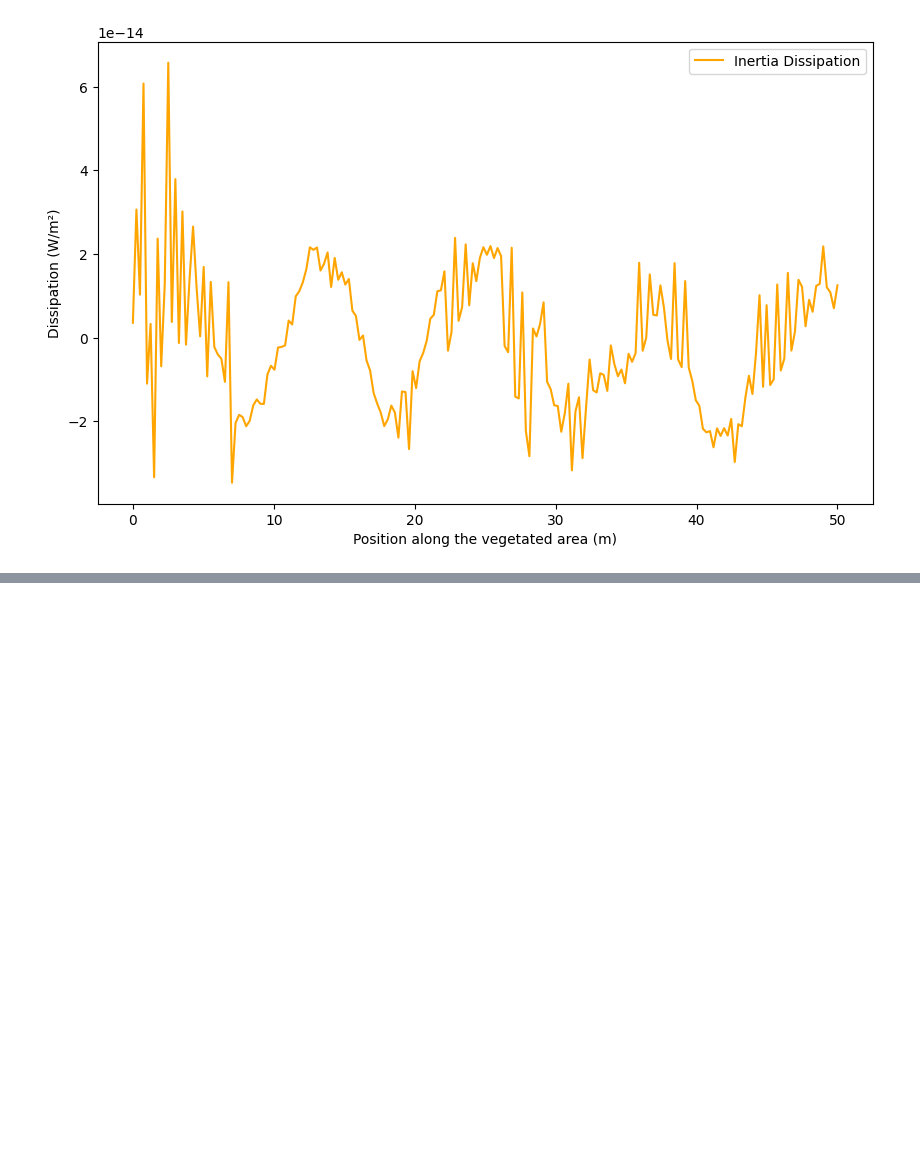
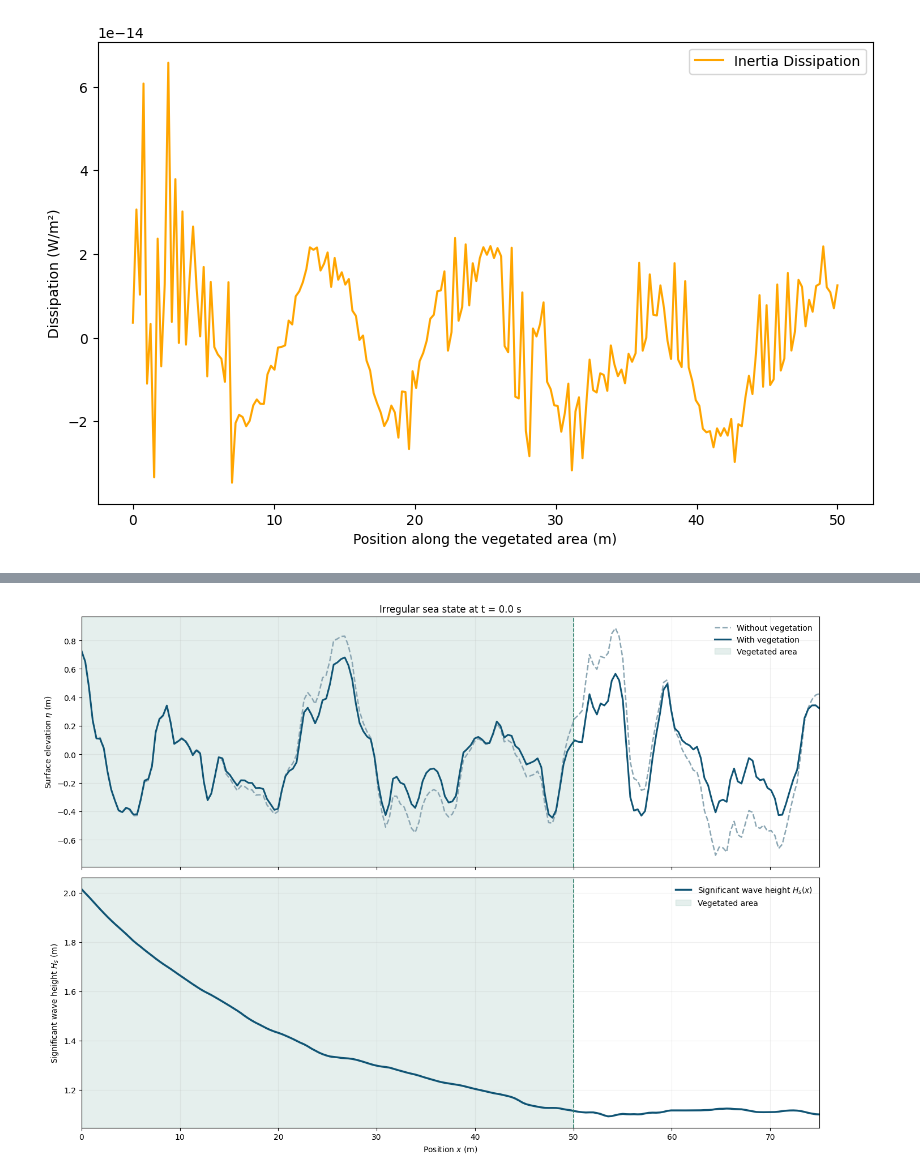
Before and after one commit to maxime-becuwe/website, a Jupyter notebook: assets/wave-vegetation/regular_wave_theory.ipynb, the cells around one changed output, grey strips where cells are left out. Cells and saved outputs as stored; diff of their text form; code cells hidden in the pictures; blank space fills up the shorter version.

```diff
--- a/assets/wave-vegetation/regular_wave_theory.ipynb
+++ b/assets/wave-vegetation/regular_wave_theory.ipynb
@@ -208,0 +731,98 @@ plt.legend()
+# %%
+## Compare the same irregular sea state with and without vegetation.
+## Both signals use identical frequencies, wave numbers and initial phases.
+
+time_index = 0
+
+eta_without_vegetation = eta_incident_xt[
+    :,
+    time_index
+]
+
+eta_with_vegetation = eta_xt[
+    :,
+    time_index
+]
+
+
+fig, axes = plt.subplots(
+    2,
+    1,
+    figsize=(14, 10),
+    sharex=True
+)
+
+axes[0].plot(
+    x_irregular,
+    eta_without_vegetation,
+    color="#8ba6b3",
+    linestyle="--",
+    linewidth=1.8,
+    label="Without vegetation"
+)
+
+axes[0].plot(
+    x_irregular,
+    eta_with_vegetation,
+    color="#105474",
+    linewidth=2.2,
+    label="With vegetation"
+)
+
+axes[0].axvspan(
+    0,
+    L_vegetation,
+    color="#2e806c",
+    alpha=0.12,
+    label="Vegetated area"
+)
+
+axes[0].axvline(
+    L_vegetation,
+    color="#2e806c",
+    linestyle="--",
+    linewidth=1.2
+)
+
+axes[0].set_ylabel("Surface elevation $\\eta$ (m)")
+axes[0].set_title(
+    f"Irregular sea state at t = "
+    f"{time_record[time_index]:.1f} s"
+)
+axes[0].grid(alpha=0.2)
+axes[0].legend(frameon=False)
+
+
+axes[1].plot(
+    x_irregular,
+    Hs_profile,
+    color="#105474",
+    linewidth=2.5,
+    label="Significant wave height $H_s(x)$"
+)
+
+axes[1].axvspan(
+    0,
+    L_vegetation,
+    color="#2e806c",
+    alpha=0.12,
+    label="Vegetated area"
+)
+
+axes[1].axvline(
+    L_vegetation,
+    color="#2e806c",
+    linestyle="--",
+    linewidth=1.2
+)
+
+axes[1].set_xlabel("Position $x$ (m)")
+axes[1].set_ylabel("Significant wave height $H_s$ (m)")
+axes[1].grid(alpha=0.2)
+axes[1].legend(frameon=False)
+
+plt.xlim(0, 1.5 * L_vegetation)
+plt.tight_layout()
+plt.show()
+# %% [output]
+[figure, added]
```
Also changed, not shown: parts of 8 cells of this notebook, 5 other files.
